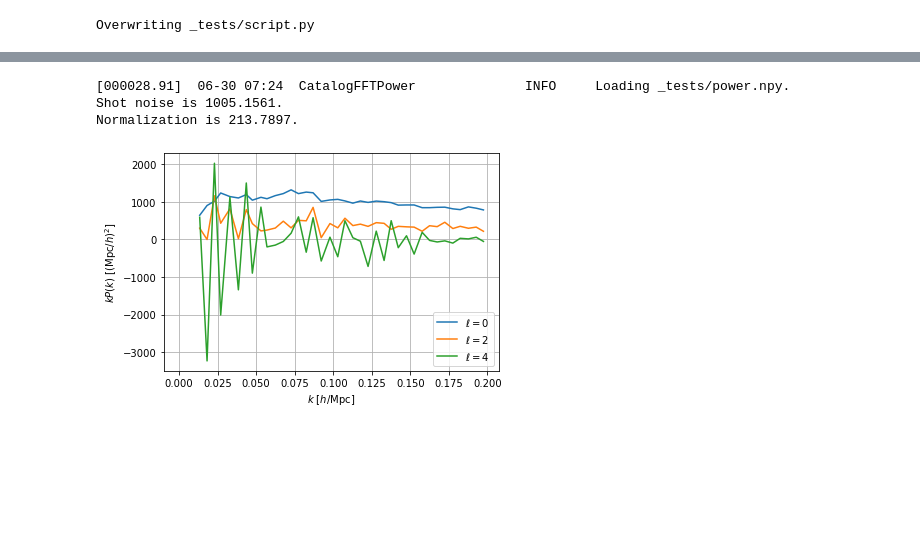
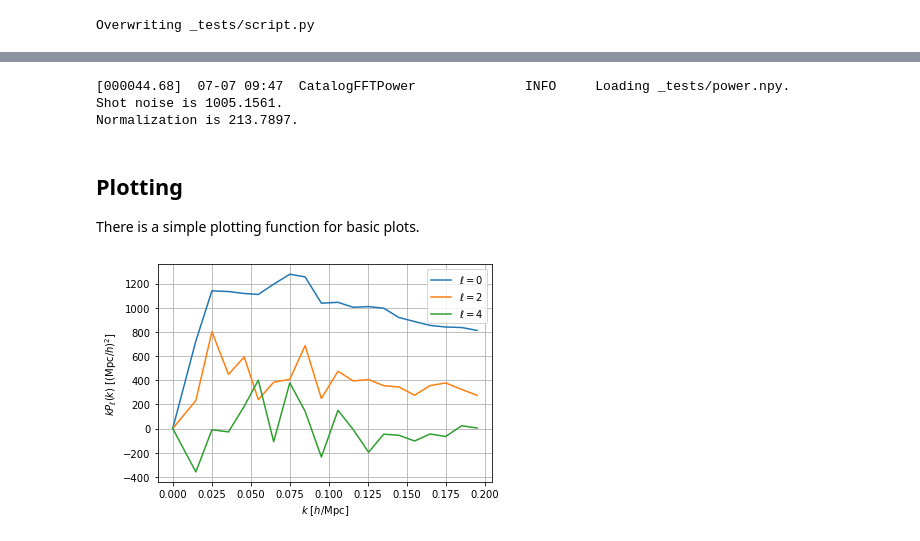
Before and after one commit to cosmodesi/pypower, a Jupyter notebook: nb/basic_examples.ipynb, the cells around one changed output, grey strips where cells are left out. Cells and saved outputs as stored; diff of their text form; code cells hidden in the pictures; blank space fills up the shorter version.

Commit message:
plotting routine

```diff
--- a/nb/basic_examples.ipynb
+++ b/nb/basic_examples.ipynb
@@ -516,19 +516,16 @@ total 16
 # %%
-poles = CatalogFFTPower.load(os.path.join(base_dir, 'power.npy')).poles
+power = CatalogFFTPower.load(os.path.join(base_dir, 'power.npy'))
+poles = power.poles
 print('Shot noise is {:.4f}.'.format(poles.shotnoise))
 print('Normalization is {:.4f}.'.format(poles.wnorm))
-ax = plt.gca()
-for ill, ell in enumerate(poles.ells):
-    ax.plot(poles.k, poles.k * poles(ell=ell, complex=False), label=r'$\ell = {:d}$'.format(ell))
-ax.legend()
-ax.grid(True)
-ax.set_xlabel(r'$k$ [$h/\mathrm{Mpc}$]')
-ax.set_ylabel(r'$k P(k)$ [$(\mathrm{Mpc}/h)^{2}$]')
-plt.show()
-# Oscillations at low k are due to finite grid sampling effects;
-# to be modelled by the window function
 # %% [output]
-[000028.91]  06-30 07:24  CatalogFFTPower              INFO     Loading _tests/power.npy.
+[000044.68]  07-07 09:47  CatalogFFTPower              INFO     Loading _tests/power.npy.
 Shot noise is 1005.1561.
 Normalization is 213.7897.
-[figure, removed]
+# %% [markdown]
+## Plotting
+There is a simple plotting function for basic plots.
+# %%
+poles[::2].plot(show=True);
+# %% [output]
+[figure, added]
```
Also changed, not shown: parts of 11 cells of this notebook, 3 other files.
